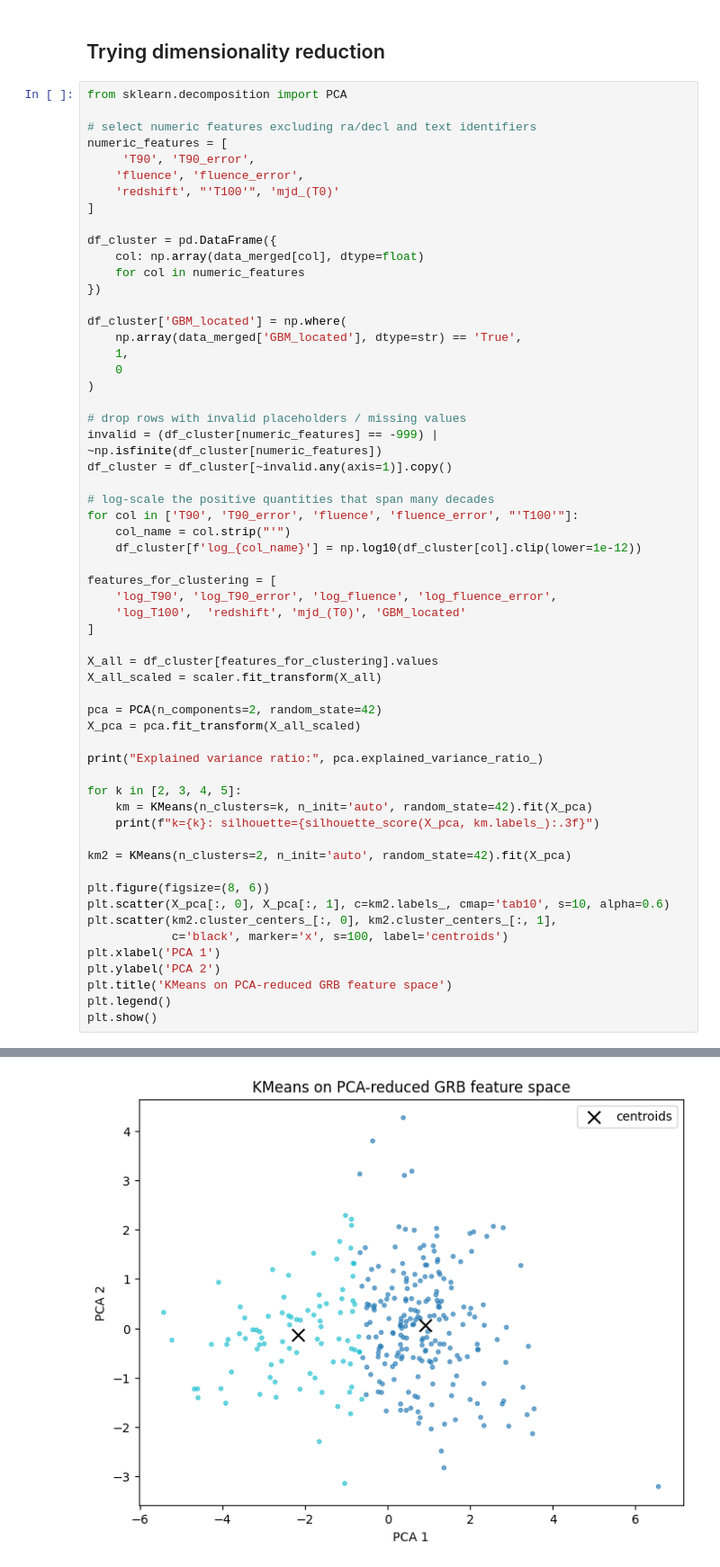
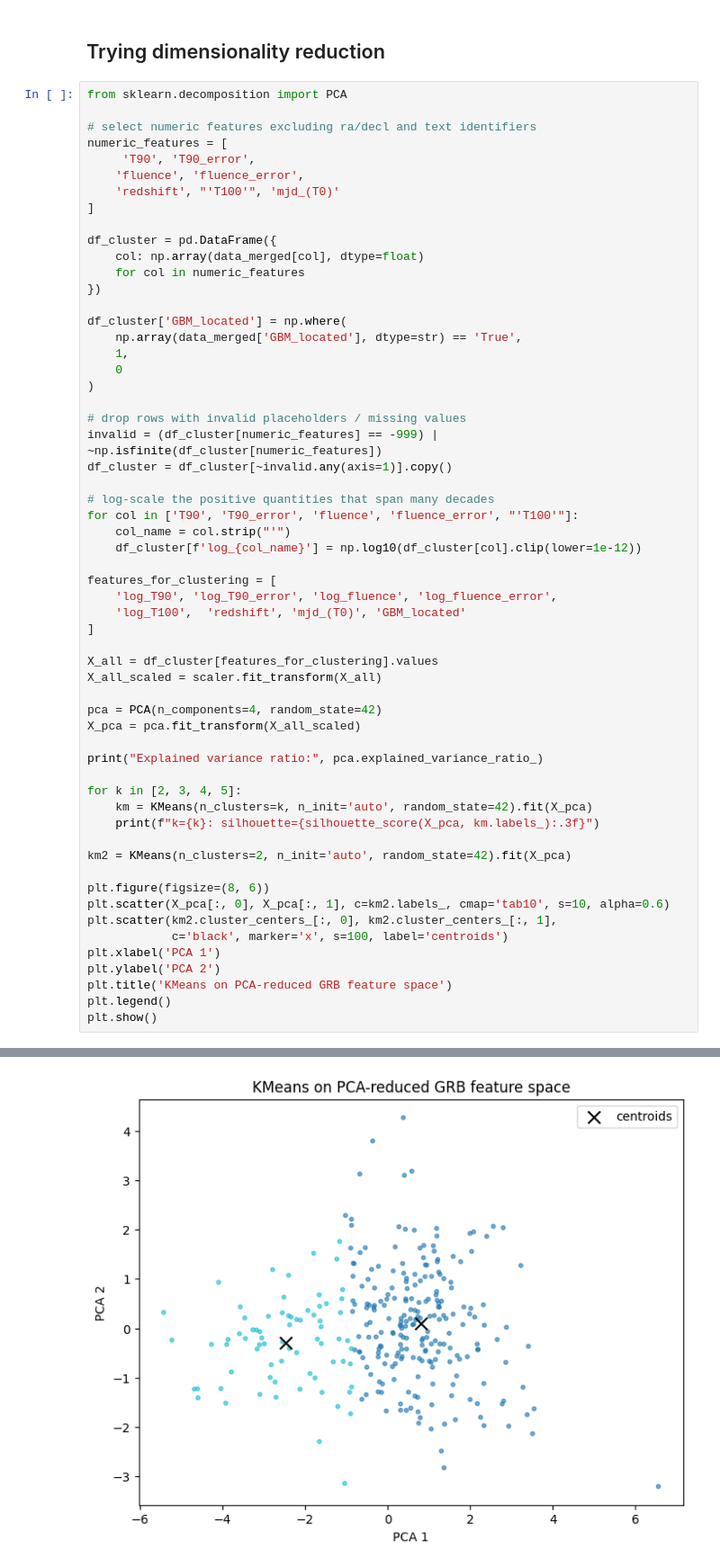
Before and after one commit to anna-tresoldi/astrostatistics_bicocca_2026, a Jupyter notebook: working/L14_GammaRayBursts.ipynb, the cells around one changed output, grey strips where cells are left out. Shown at 90% size. Cells and saved outputs as stored; diff of their text form.

```diff
--- a/working/L14_GammaRayBursts.ipynb
+++ b/working/L14_GammaRayBursts.ipynb
@@ -625,7 +625,7 @@ features_for_clustering = [
 X_all = df_cluster[features_for_clustering].values
 X_all_scaled = scaler.fit_transform(X_all)
 
-pca = PCA(n_components=2, random_state=42)
+pca = PCA(n_components=4, random_state=42)
 X_pca = pca.fit_transform(X_all_scaled)
 
 print("Explained variance ratio:", pca.explained_variance_ratio_)
@@ -654,4 +654,4 @@ k=5: silhouette=0.313
-[figure, old version]
+[figure, new version]
 # %%
 # reconstruct the original feature space from PCA + scaler
 X_reconstructed = pca.inverse_transform(X_pca)
```
Also changed, not shown: parts of 2 cells of this notebook, 1 other file.
